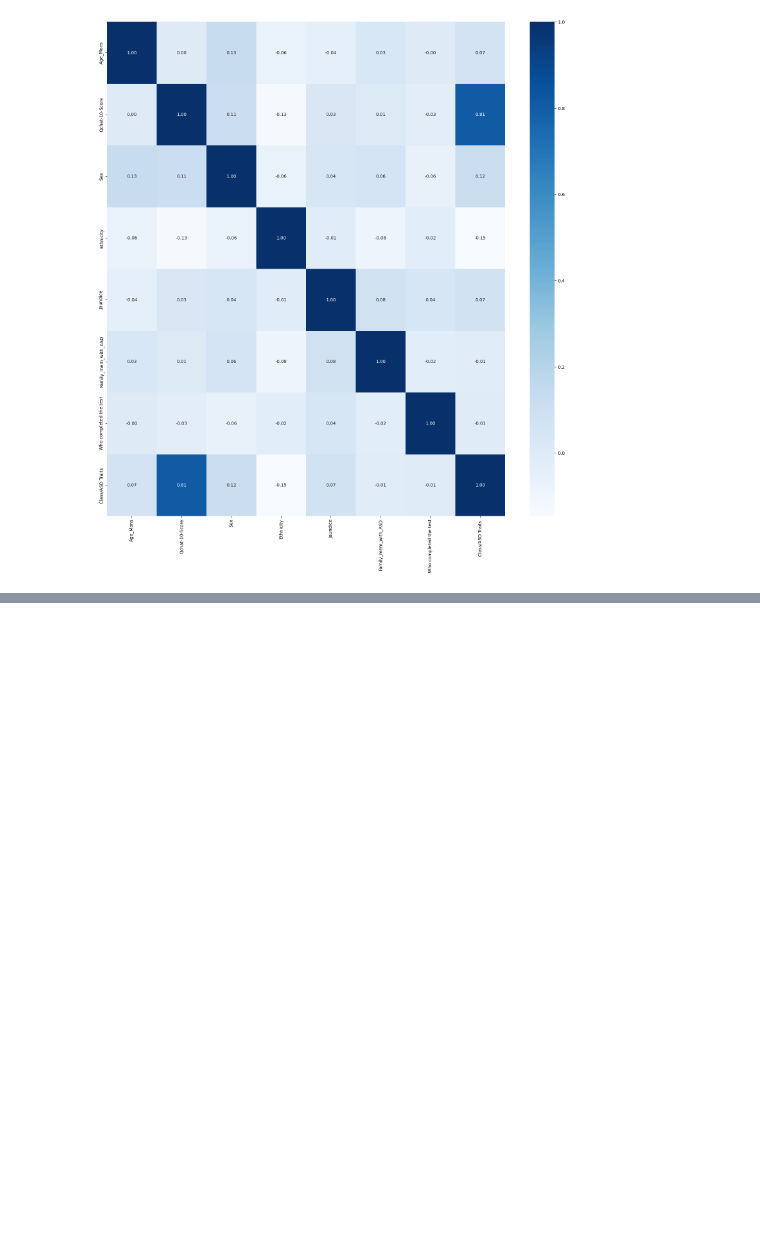
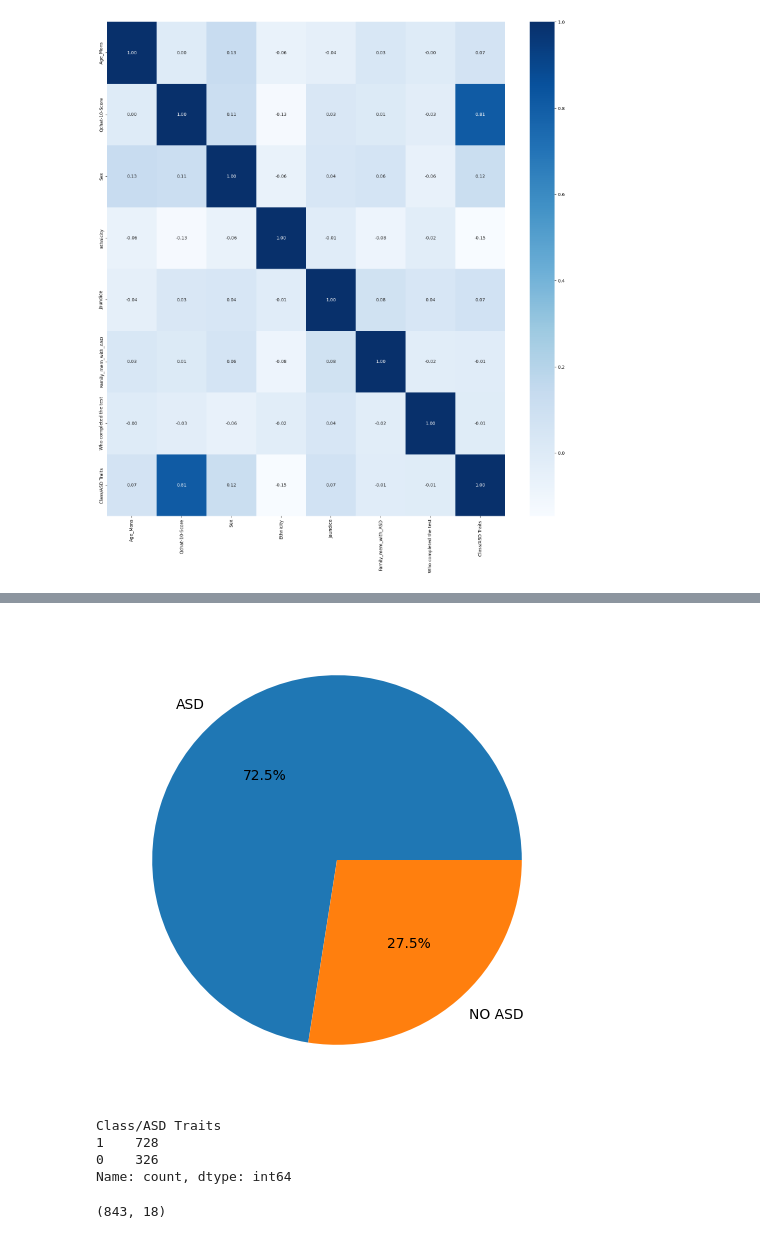
Before and after one commit to ClassNeuralNetwork/classification-autism-suport, a Jupyter notebook: autism-suport.ipynb, the cells around one changed output, grey strips where cells are left out. Cells and saved outputs as stored; diff of their text form; code cells hidden in the pictures; blank space fills up the shorter version.

```diff
--- a/autism-suport.ipynb
+++ b/autism-suport.ipynb
@@ -278,3 +244,21 @@ sns.heatmap(corr, annot=True, fmt=".2f", cmap='Blues')
 # %% [output]
 <Axes: >
 [figure]
+# %%
+from sklearn.tree import DecisionTreeClassifier
+from sklearn.model_selection import GridSearchCV
+from sklearn.neural_network import MLPClassifier
+from sklearn import metrics
+
+param_grid = {
+    'hidden_layer_sizes': [(100, ), (7,)], #default e heurístico
+    'activation': ['identity', 'logistic', 'tanh', 'relu'],
+    'learning_rate_init': [0.001, 0.01, 0.1],
+    'max_iter': [200, 1000, 5000]
+}
+
+grid = GridSearchCV(MLPClassifier(),param_grid, verbose = 3, scoring='f1')
+grid.fit(data_train,output_train)
+
+pred = grid.predict(data_test)
+print(metrics.classification_report(output_test, pred))
@@ -280,0 +328,8 @@ sns.heatmap(corr, annot=True, fmt=".2f", cmap='Blues')
+# %%
+param_grid =  {'criterion' : ['gini','entropy'], 'splitter' : ['best', 'random'], 'max_depth' : list(range(3, 15)), 'max_features' : ["auto", "sqrt", "log2"], }
+
+grid = GridSearchCV(DecisionTreeClassifier(),param_grid,verbose=3, scoring='f1')
+grid.fit(data_train, output_train)
+grid_predictions = grid.predict(data_test)
+
+print(metrics.classification_report(output_test, grid_predictions))
@@ -280,0 +371,22 @@ sns.heatmap(corr, annot=True, fmt=".2f", cmap='Blues')
+# %%
+plt.figure(figsize=(11,6))
+df2 = pd.DataFrame(grid_predictions, columns = ['Class/ASD Traits '])
+sizes = df2['Class/ASD Traits '].value_counts()
+labels = ['ASD', 'NO ASD']
+plt.pie(sizes, labels = labels, autopct='%1.1f%%')
+
+
+plt.show()
+# %% [output]
+[figure, added]
+# %%
+print(dataADT['Class/ASD Traits '].value_counts())
+# %% [output]
+Class/ASD Traits
+1    728
+0    326
+Name: count, dtype: int64
+# %%
+data_train.shape
+# %% [output]
+(843, 18)
```
Also changed, not shown: parts of 11 cells of this notebook.
